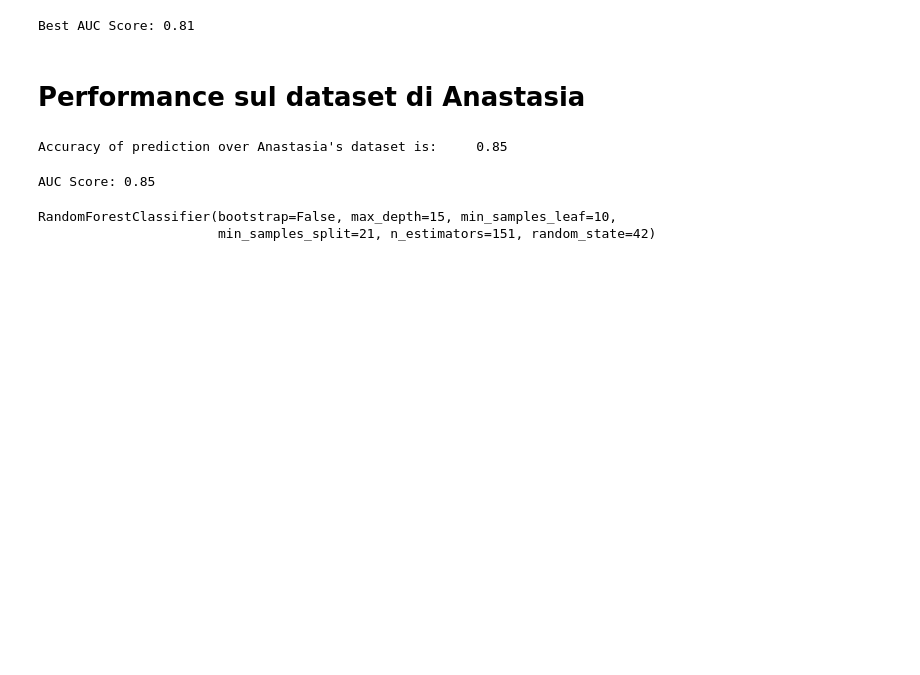
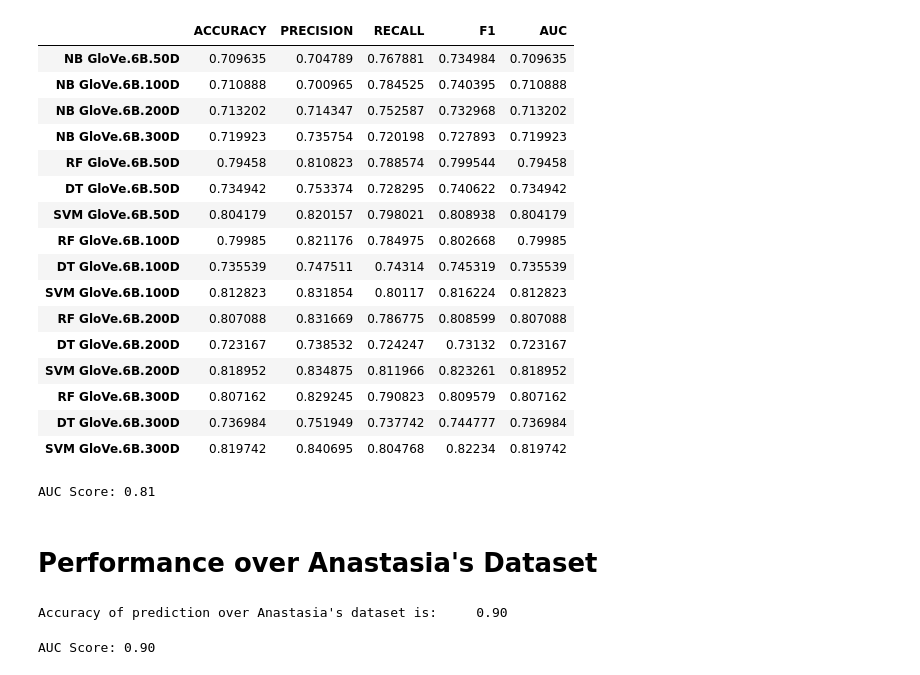
Before and after one commit to IrfEazy/msc-thesis, a Jupyter notebook: filter.ipynb, the cells around one changed output. Saved outputs shown, nothing was run; the diff lists cells and outputs as text; code cells hidden in the pictures; blank space fills up the shorter version.

```diff
--- a/filter.ipynb
+++ b/filter.ipynb
@@ -289,3 +316,28 @@ NameError: name 'DATA' is not defined
+# %%
+performances = DataFrame()
+for i, name in zip(DataFrame(data=models_dict.values(), index=models_dict.keys())['test'], models_dict.keys()):
+    performances[name] = DataFrame(data=i.values(), index=[c.upper() for c in i.keys()])
+
+performances = performances.T.drop(labels=['FPR', 'TPR'], axis=1)
+performances
+# %% [output]
+|  | ACCURACY | PRECISION | RECALL | F1 | AUC |
+| NB GloVe.6B.50D | 0.709635 | 0.704789 | 0.767881 | 0.734984 | 0.709635 |
+| NB GloVe.6B.100D | 0.710888 | 0.700965 | 0.784525 | 0.740395 | 0.710888 |
+| NB GloVe.6B.200D | 0.713202 | 0.714347 | 0.752587 | 0.732968 | 0.713202 |
+| NB GloVe.6B.300D | 0.719923 | 0.735754 | 0.720198 | 0.727893 | 0.719923 |
+| RF GloVe.6B.50D | 0.79458 | 0.810823 | 0.788574 | 0.799544 | 0.79458 |
+| DT GloVe.6B.50D | 0.734942 | 0.753374 | 0.728295 | 0.740622 | 0.734942 |
+| SVM GloVe.6B.50D | 0.804179 | 0.820157 | 0.798021 | 0.808938 | 0.804179 |
+| RF GloVe.6B.100D | 0.79985 | 0.821176 | 0.784975 | 0.802668 | 0.79985 |
+| DT GloVe.6B.100D | 0.735539 | 0.747511 | 0.74314 | 0.745319 | 0.735539 |
+| SVM GloVe.6B.100D | 0.812823 | 0.831854 | 0.80117 | 0.816224 | 0.812823 |
+| RF GloVe.6B.200D | 0.807088 | 0.831669 | 0.786775 | 0.808599 | 0.807088 |
+| DT GloVe.6B.200D | 0.723167 | 0.738532 | 0.724247 | 0.73132 | 0.723167 |
+| SVM GloVe.6B.200D | 0.818952 | 0.834875 | 0.811966 | 0.823261 | 0.818952 |
+| RF GloVe.6B.300D | 0.807162 | 0.829245 | 0.790823 | 0.809579 | 0.807162 |
+| DT GloVe.6B.300D | 0.736984 | 0.751949 | 0.737742 | 0.744777 | 0.736984 |
+| SVM GloVe.6B.300D | 0.819742 | 0.840695 | 0.804768 | 0.82234 | 0.819742 |
 # %%
 # Default Random Forest
 estimator = RandomForestClassifier(
@@ -300,14 +352,14 @@ estimator = RandomForestClassifier(
 
 x_train, x_test, y_train, y_test = train_test_split(
     preprocess_texts(
-        texts=TEXTS,
+        list_str=texts,
         model_path=GLOVE_6B_300D_TXT,
         embedding_dim=300
-    ), TARGET,
+    ), target,
     test_size=TEST_SIZE,
     random_state=RANDOM_STATE,
     shuffle=True,
-    stratify=TARGET
+    stratify=target
 )
 
 sc = StandardScaler()
@@ -331,35 +383,34 @@ roc_auc = auc(x=fpr, y=tpr)
 # Best AUC score
 print(f'AUC Score: {roc_auc:.2f}')
 # %% [output]
-Best AUC Score: 0.81
+AUC Score: 0.81
 # %% [markdown]
-# Performance sul dataset di Anastasia
+# Performance over Anastasia's Dataset
 # %%
-ANASTASIA = read_csv(filepath_or_buffer=ANASTASIA_CSV)
-ANASTASIA['RF.GloVe.6B.300D'] = estimator.predict(X=preprocess_texts(
-    texts=ANASTASIA['full_text'],
+anastasia = read_csv(filepath_or_buffer=ANASTASIA_CSV)
+anastasia = anastasia[anastasia['lang'] == 'en']
+estimator = models_dict['RF GloVe.6B.300D']['model']
+anastasia['RF GloVe.6B.300D'] = estimator.predict(X=preprocess_texts(
+    list_str=anastasia[anastasia['lang'] == 'en']['full_text'],
     model_path=GLOVE_6B_300D_TXT,
     embedding_dim=300
 ))
 rf_accuracy = balanced_accuracy_score(
-    y_true=ANASTASIA['Related'],
-    y_pred=ANASTASIA['RF.GloVe.6B.300D']
+    y_true=anastasia['Related'],
+    y_pred=anastasia['RF GloVe.6B.300D']
 )
 print(f"Accuracy of prediction over Anastasia's dataset is:\t{rf_accuracy:.2f}")
 # %% [output]
-Accuracy of prediction over Anastasia's dataset is:     0.85
+Accuracy of prediction over Anastasia's dataset is:     0.90
 # %%
-fpr, tpr, _ = roc_curve(y_true=ANASTASIA['Related'], y_score=ANASTASIA['RF.GloVe.6B.300D'])
+fpr, tpr, _ = roc_curve(y_true=anastasia['Related'], y_score=anastasia['RF GloVe.6B.300D'])
 roc_auc = auc(x=fpr, y=tpr)
 print(f'AUC Score: {roc_auc:.2f}')
 # %% [output]
-AUC Score: 0.85
+AUC Score: 0.90
 # %%
-OPTIMAL_MODEL = estimator
-joblib.dump(OPTIMAL_MODEL, OPTIMAL_MODEL_PKL, compress=9)
-MODEL = joblib.load(OPTIMAL_MODEL_PKL)
-MODEL
+if OVERWRITE:
+    joblib.dump(estimator, OPTIMAL_MODEL_PKL, compress=9)
+
+model = joblib.load(OPTIMAL_MODEL_PKL)
-# %% [output]
-RandomForestClassifier(bootstrap=False, max_depth=15, min_samples_leaf=10,
-                       min_samples_split=21, n_estimators=151, random_state=42)
 # %%
```
Also changed, not shown: parts of 16 cells of this notebook.
